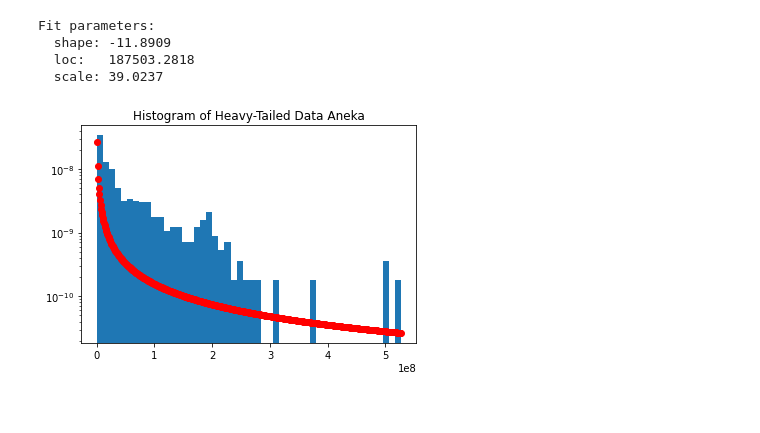
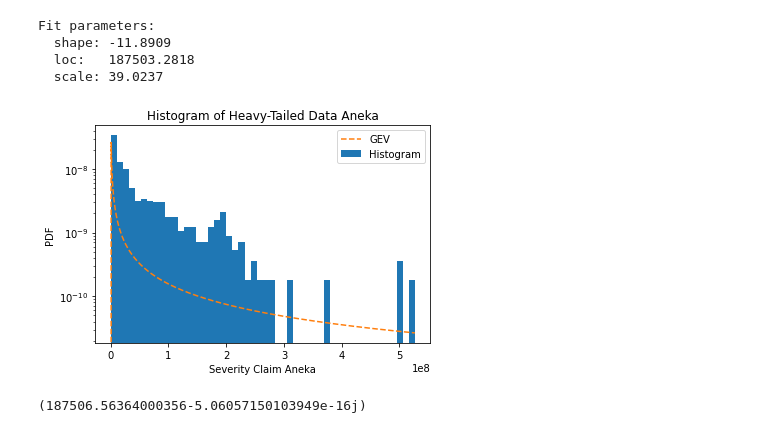
Before and after one commit to amilsiddik/percobaan, a Jupyter notebook: GEV.ipynb, the cells around one changed output. Drawn from its saved outputs; the diff is of its cells as text; code cells hidden in the pictures.

```diff
--- a/GEV.ipynb
+++ b/GEV.ipynb
@@ -104,15 +106,27 @@ Fit parameters:
 # %%
 import numpy as np
 import matplotlib.pyplot as plt
 from scipy.stats import genextreme as gev
 
 plt.hist(dataAneka, bins=50, density = True, log = True)
 plt.title("Histogram of Heavy-Tailed Data Aneka")
+plt.xlabel("Severity Claim Aneka")
+plt.ylabel("PDF")
 #plt.show()
 
 xx = np.linspace(0, 5.267075e+08, 535)
 yy = gev.pdf(xx, shape, loc, scale)
-plt.plot(xx, yy, 'ro')
+plt.plot(xx, yy, '--')
+plt.legend(["GEV","Histogram"], loc ="upper right")
 plt.show()
 # %% [output]
-[figure, old version]
+[figure, new version]
+# %%
+alpha = float(0.05)
+scale1 = float(scale)
+shape1 = float(shape)
+loc1 = float(loc)
+VaR=(loc1-((scale1/shape1)*(1+(math.log(1-alpha))**(-shape1))))
+VaR
+# %% [output]
+(187506.56364000356-5.06057150103949e-16j)
```
Also changed, not shown: parts of 2 cells of this notebook.
